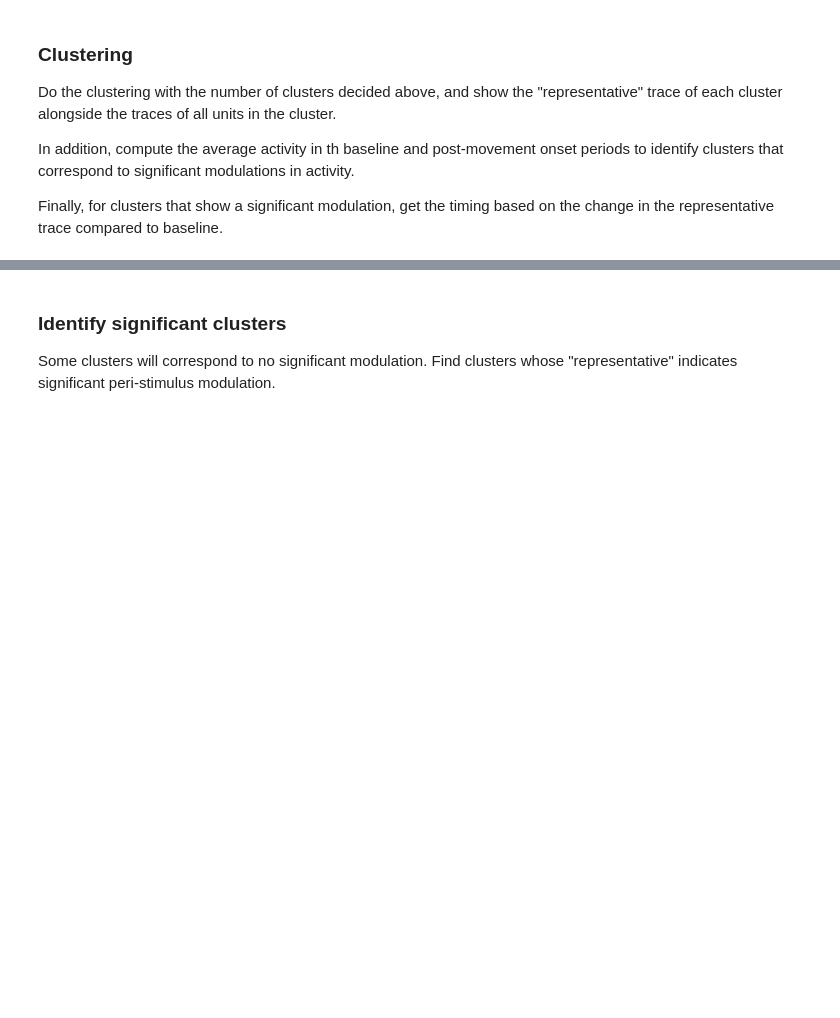
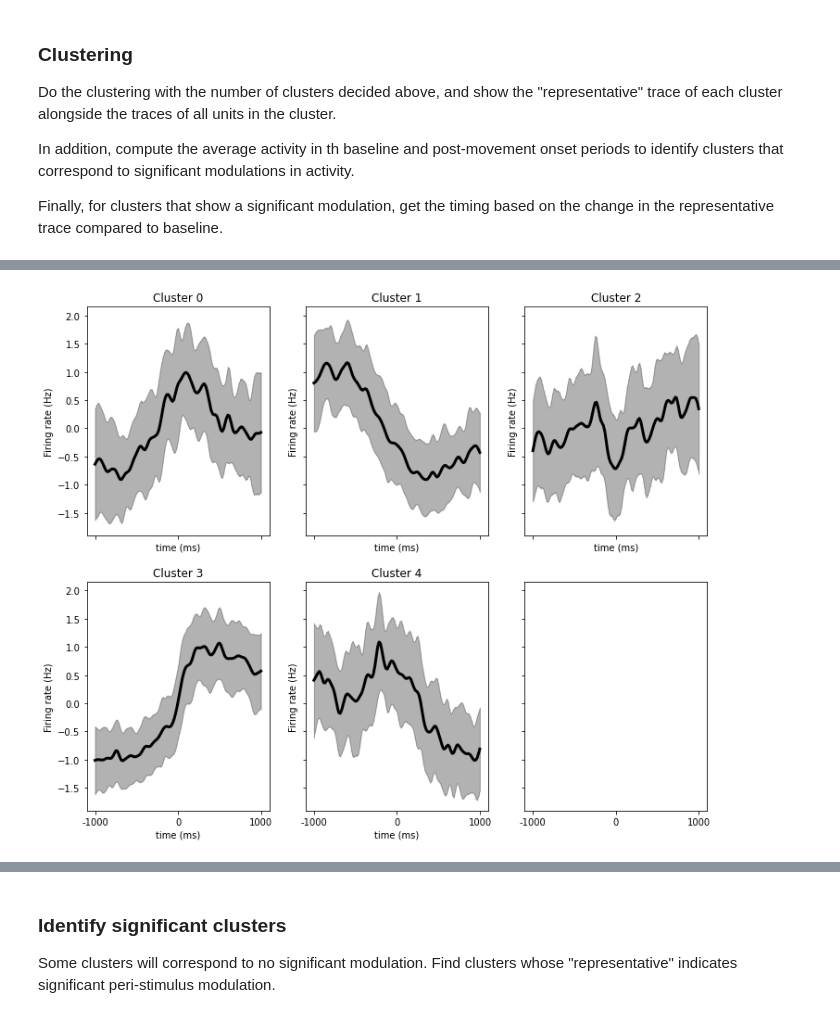
Before and after one commit to Egzona66/APA_setup, a Jupyter notebook: electrophysiology/classify_units.ipynb, the cells around one changed output, grey strips where cells are left out. Cells and saved outputs as stored; diff of their text form; code cells hidden in the pictures; blank space fills up the shorter version.

```diff
--- a/electrophysiology/classify_units.ipynb
+++ b/electrophysiology/classify_units.ipynb
@@ -307,3 +343,18 @@ for i, (sig, p) in enumerate(zip(rejected, p_corrected)):
+# %%
+# plot cluster
+nrows, ncols = calc_nrows_ncols(n_clusters, aspect=(12, 10))
+f, axes = plt.subplots(nrows, ncols, figsize=(12, 10), sharex=True, sharey=True)
+axes = axes.flatten()
+
+
+for i in np.arange(n_clusters):
+    mu, sigma = np.mean(Z[transformed==i, :], 0), np.std(Z[transformed==i, :], 0)
+    plot_mean_and_error(mu, sigma, axes[i])
+    # axes[label].plot(Z[i, :], lw=0.5, color="black", alpha=.5)
+
+    axes[i].set(xlabel="time (ms)", xticks=[0, 1000, 2000], xticklabels=["-1000", "0", "1000"], ylabel="Firing rate (Hz)", title=f"Cluster {i}")
+# %% [output]
+[figure, added]
 # %%
 # print cluster info
 cluster_info = pd.DataFrame(cluster_info)
```
Also changed, not shown: parts of 7 cells of this notebook, 1 other file.
